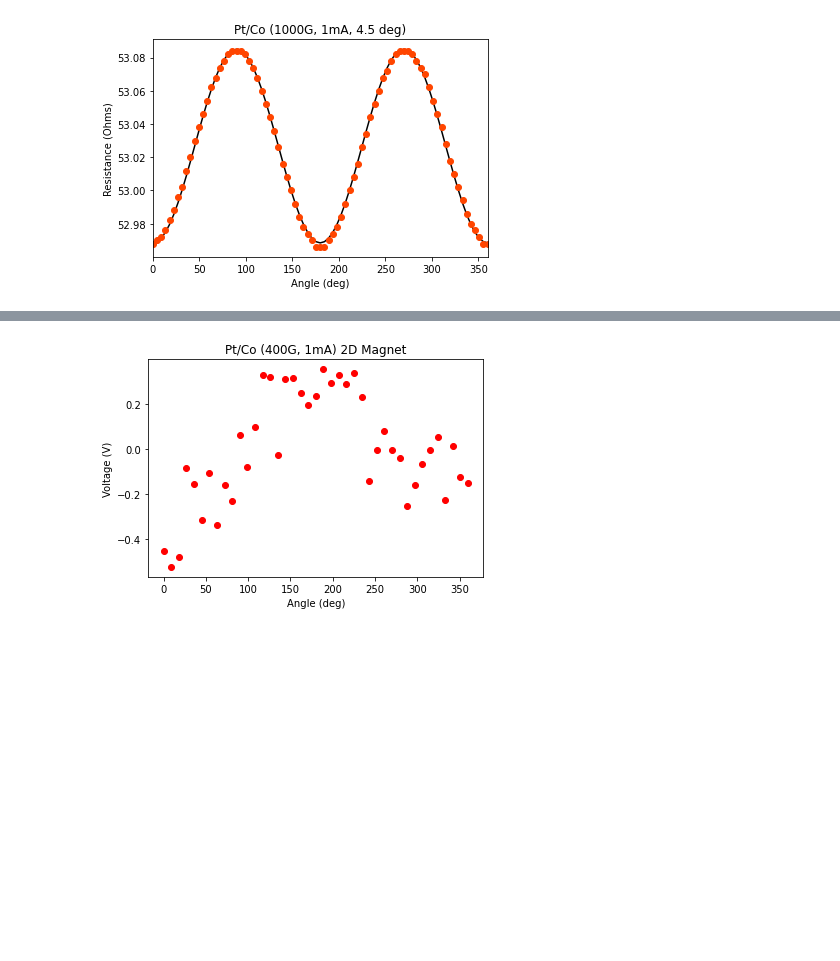
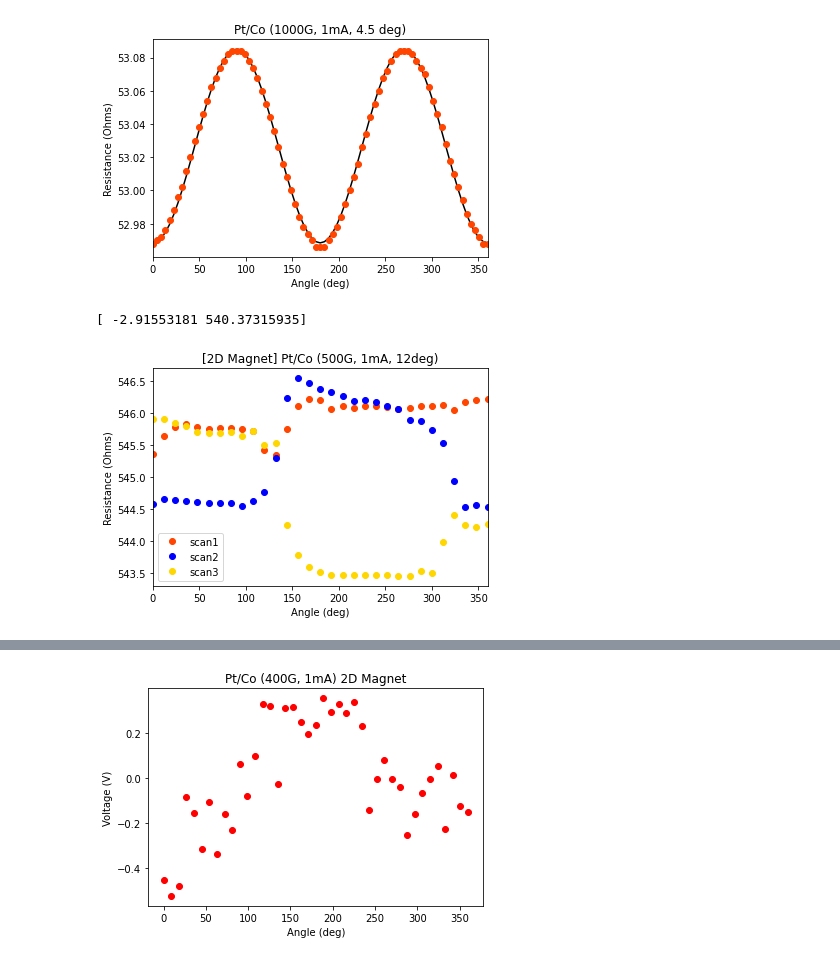
Before and after one commit to hankleid/AMR, a Jupyter notebook: AMR_analyze.ipynb, the cells around one changed output, grey strips where cells are left out. Cells and saved outputs as stored; diff of their text form; code cells hidden in the pictures; blank space fills up the shorter version.

```diff
--- a/AMR_analyze.ipynb
+++ b/AMR_analyze.ipynb
@@ -101,4 +210,36 @@ plt.show()
 # %% [output]
 [-0.116595   53.08501722]
 [figure]
+# %%
+x = tungsten['X']
+y = tungsten['Y']
+x2 = tungsten2['X']
+y2 = tungsten2['Y']
+x3 = tungsten3['X']
+y3 = tungsten3['Y']
+x4 = tungsten4['X']
+y4 = tungsten4['Y']
+
+y = y/0.001
+y2 = y2/0.001
+y3 = y3/0.001
+y4 = y4/0.001
+#params = get_params(cos_sq, x, y, p_0)
+print(params)
+#plot_fit(cos_sq, x, y, params, "black")
+#plt.plot(x, y, 'o', label="500G", c="orangered")
+plt.plot(x2, y2, 'o', label="scan1", c="orangered")
+plt.plot(x3, y3, 'o', label="scan2", c="blue")
+plt.plot(x4, y4, 'o', label="scan3", c="gold")
+
+plt.title("[2D Magnet] Pt/Co (500G, 1mA, 12deg)")
+plt.xlabel("Angle (deg)")
+plt.ylabel("Resistance (Ohms)")
+plt.xlim((0,360))
+plt.legend()
+#plt.savefig("Plots/20220301_2F_500G_1mA_12deg_tungstenseries", dpi=200, facecolor='w', edgecolor='w', orientation='portrait')
+plt.show()
+# %% [output]
+[ -2.91553181 540.37315935]
+[figure, added]
 # %%
```
Also changed, not shown: parts of 6 cells of this notebook, 48 other files.
